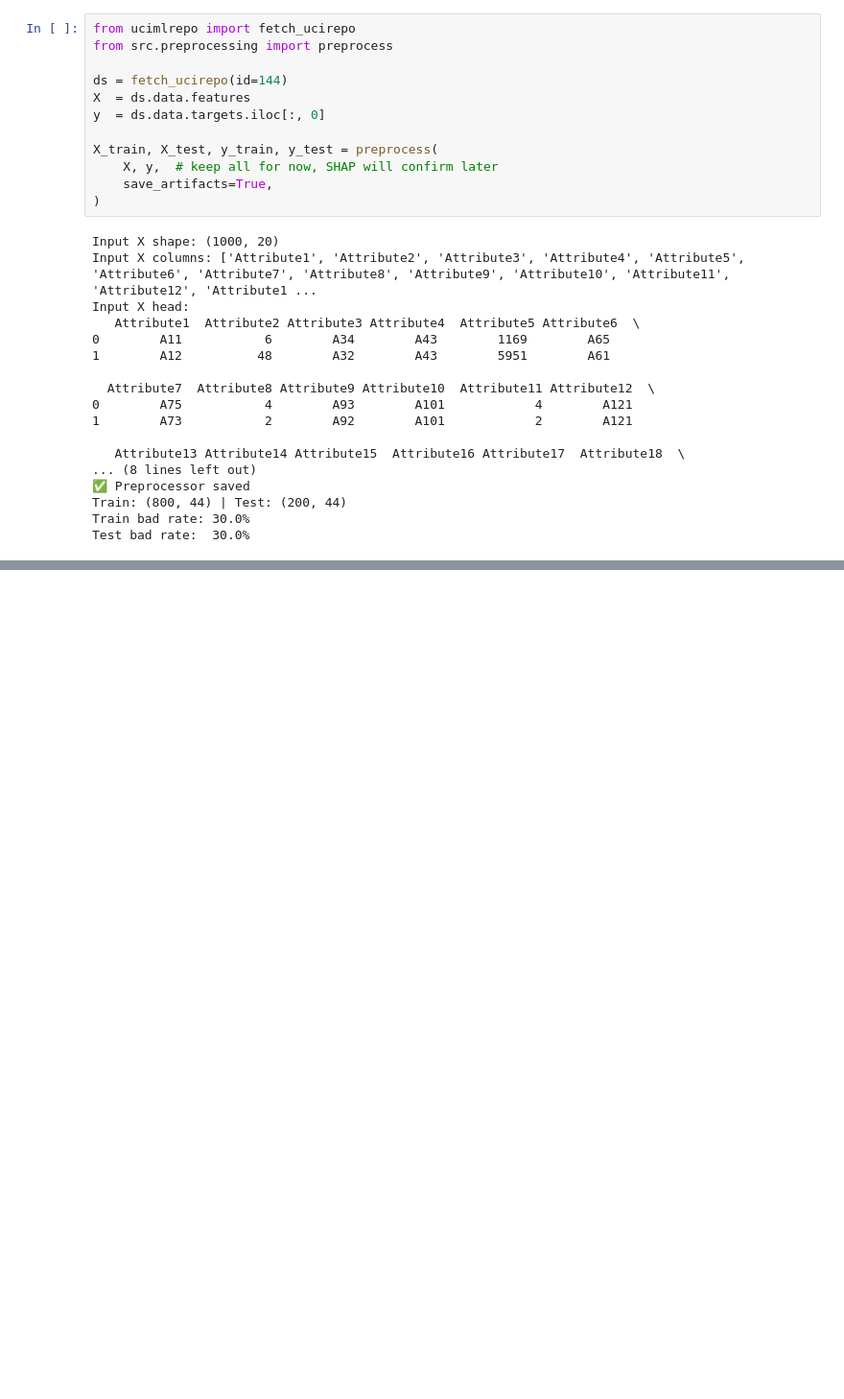
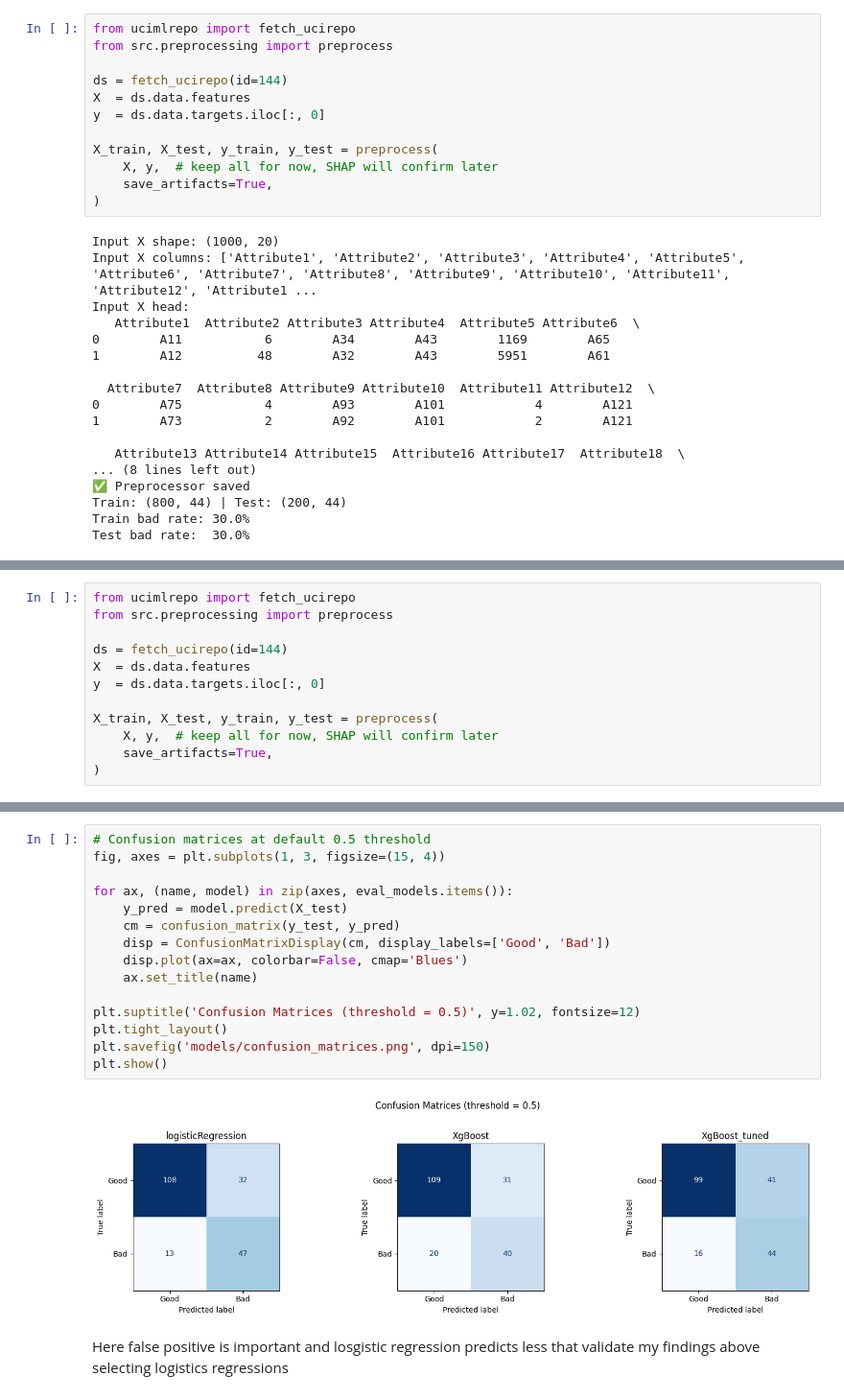
Before and after one commit to IqraRafiq213/credit_risk_nl, a Jupyter notebook: notebooks/02_modelling.ipynb, the cells around one changed output, grey strips where cells are left out. Shown at 96% size. Saved outputs shown, nothing was run; the diff lists cells and outputs as text; blank space fills up the shorter version.

```diff
--- a/notebooks/02_modelling.ipynb
+++ b/notebooks/02_modelling.ipynb
@@ -52,0 +87,12 @@ import shap, joblib
+# %%
+from ucimlrepo import fetch_ucirepo
+from src.preprocessing import preprocess
+
+ds = fetch_ucirepo(id=144)
+X  = ds.data.features
+y  = ds.data.targets.iloc[:, 0]
+
+X_train, X_test, y_train, y_test = preprocess(
+    X, y,  # keep all for now, SHAP will confirm later
+    save_artifacts=True,
+)
@@ -87,0 +297,19 @@ shap.plots.beeswarm(shap_values)
+# %%
+# Confusion matrices at default 0.5 threshold
+fig, axes = plt.subplots(1, 3, figsize=(15, 4))
+
+for ax, (name, model) in zip(axes, eval_models.items()):
+    y_pred = model.predict(X_test)
+    cm = confusion_matrix(y_test, y_pred)
+    disp = ConfusionMatrixDisplay(cm, display_labels=['Good', 'Bad'])
+    disp.plot(ax=ax, colorbar=False, cmap='Blues')
+    ax.set_title(name)
+
+plt.suptitle('Confusion Matrices (threshold = 0.5)', y=1.02, fontsize=12)
+plt.tight_layout()
+plt.savefig('models/confusion_matrices.png', dpi=150)
+plt.show()
+# %% [output]
+[figure, added]
+# %% [markdown]
+Here false positive is important and losgistic regression predicts less that validate my findings above selecting logistics regressions
```
Also changed, not shown: parts of 32 cells of this notebook, 6 other files.
